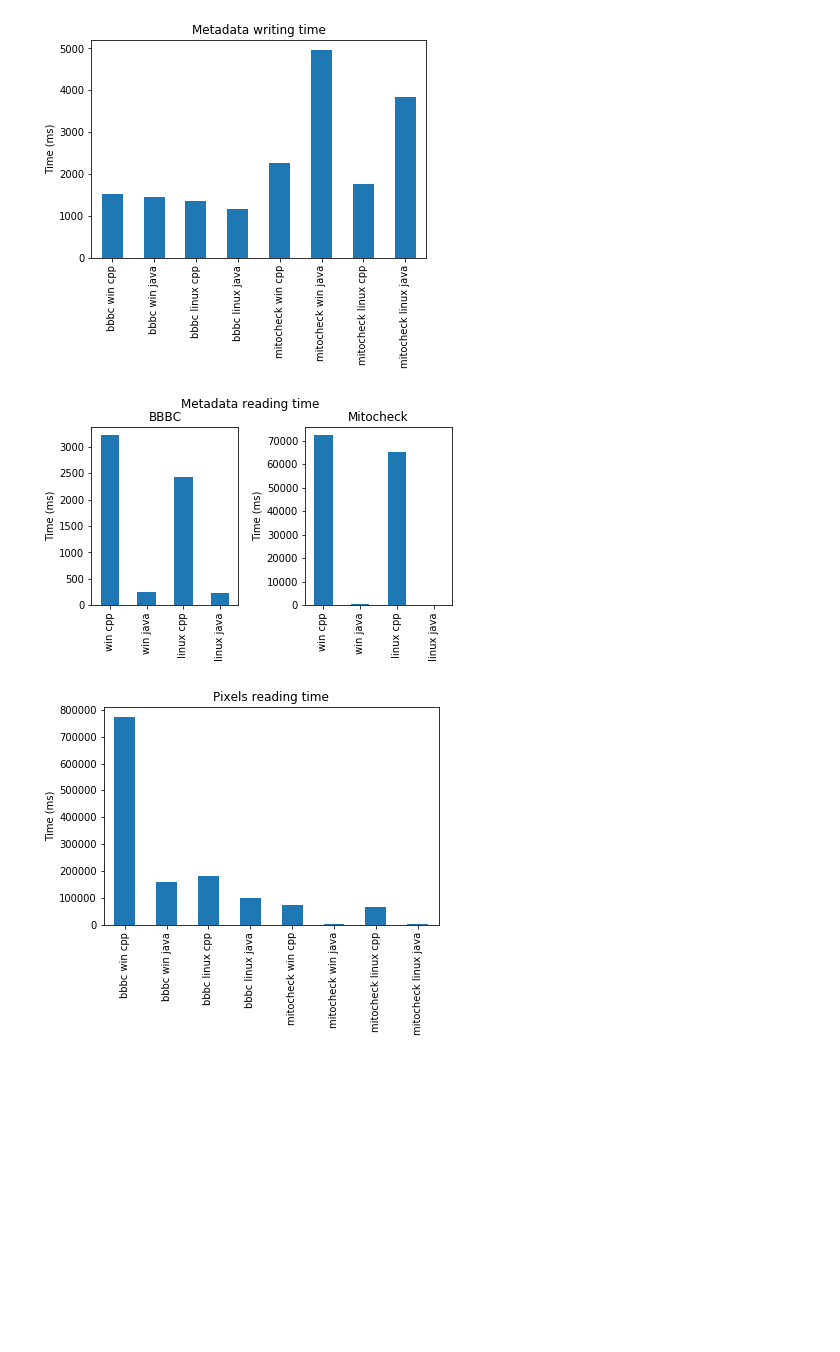
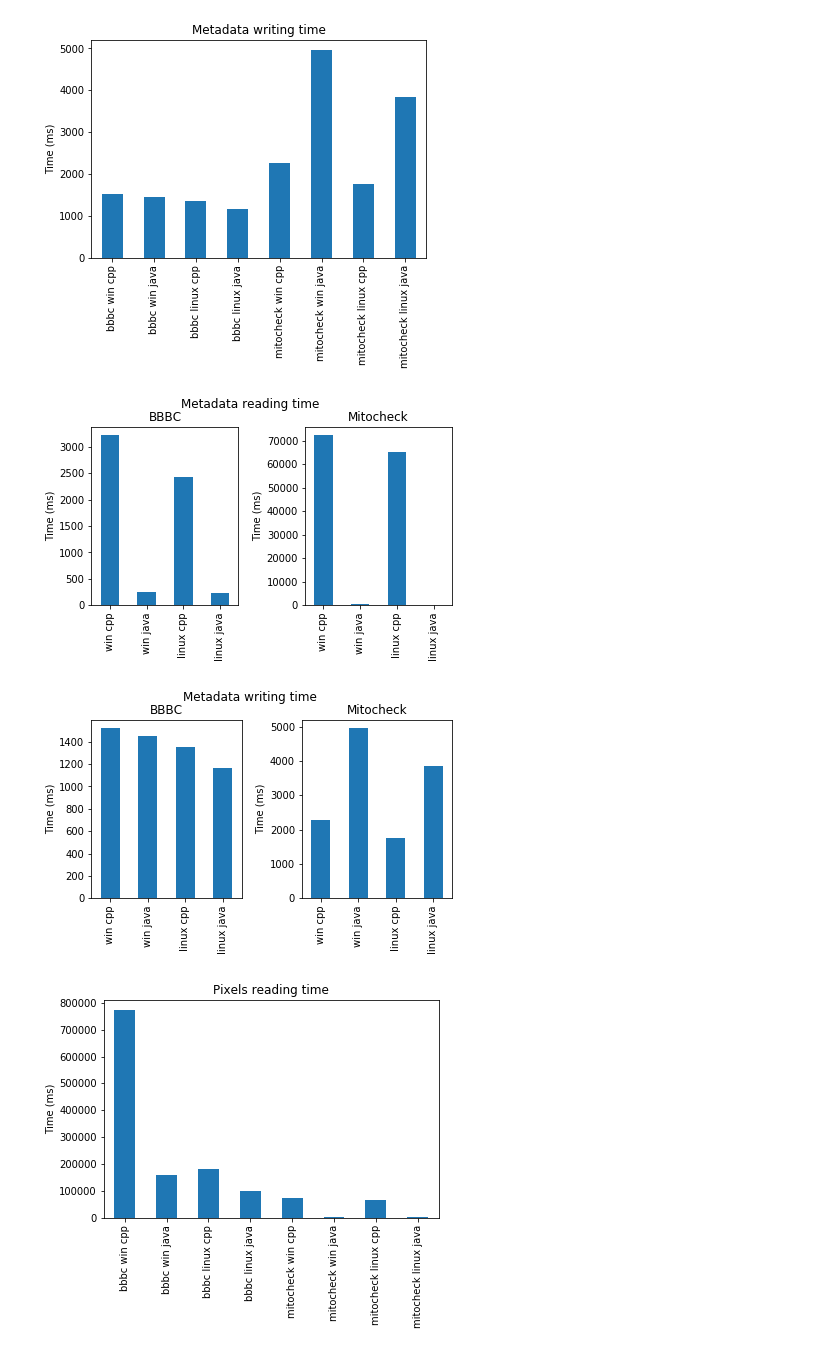
Before and after one commit to ome/ome-files-performance, a Jupyter notebook: Statistics.ipynb, the cells around one changed output. Drawn from its saved outputs; the diff is of its cells as text; code cells hidden in the pictures; blank space fills up the shorter version.

```diff
--- a/Statistics.ipynb
+++ b/Statistics.ipynb
@@ -88,8 +88,10 @@ create_single_barplot('metadata.write','Metadata writing time')
 [figure]
 # %%
 create_split_barplot('metadata.read', 'Metadata reading time')
+create_split_barplot('metadata.write', 'Metadata writing time')
 # %% [output]
 [figure]
+[figure, added]
 # %%
 create_single_barplot('pixeldata.read','Pixels reading time')
 create_single_barplot('pixeldata.write','Pixels writing time')
```
